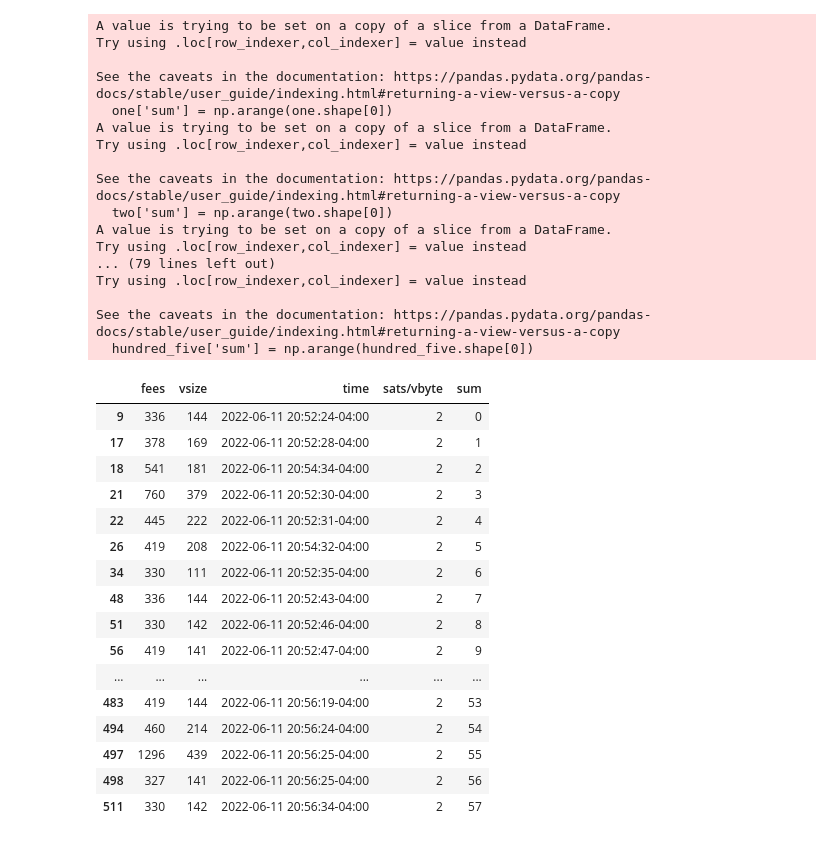
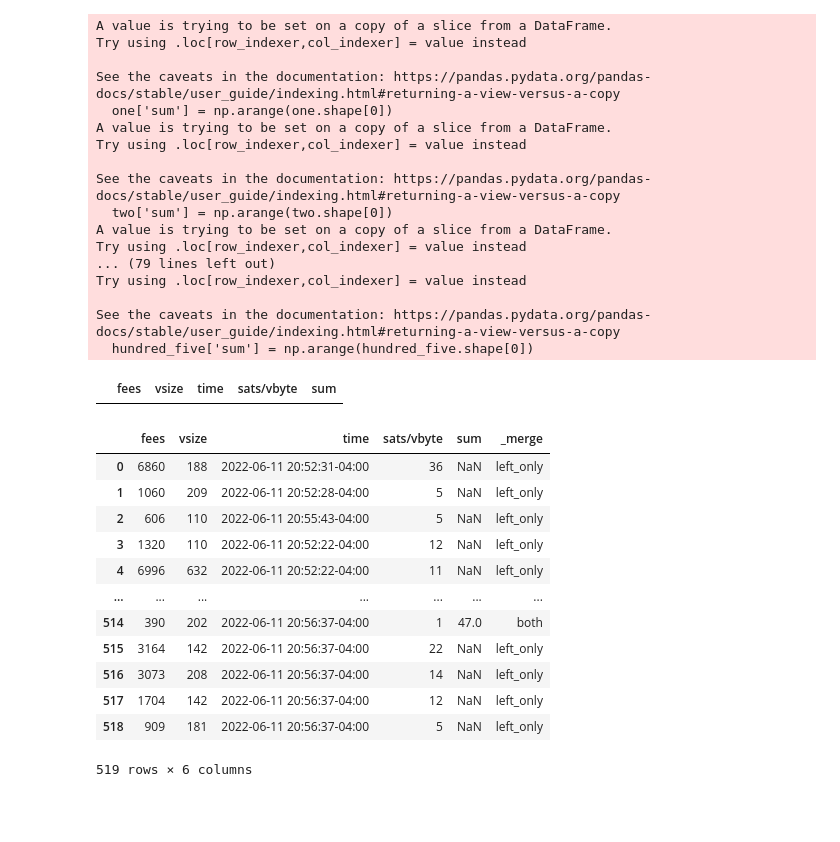
Before and after one commit to Stolpmann/bitcoin_dash, a Jupyter notebook: mempool.ipynb, the cells around one changed output. Cells and saved outputs as stored; diff of their text form; code cells hidden in the pictures; blank space fills up the shorter version.

```diff
--- a/mempool.ipynb
+++ b/mempool.ipynb
@@ -85,23 +85,54 @@ Try using .loc[row_indexer,col_indexer] = value instead
 
 See the caveats in the documentation: https://pandas.pydata.org/pandas-docs/stable/user_guide/indexing.html#returning-a-view-versus-a-copy
   hundred_five['sum'] = np.arange(hundred_five.shape[0])
-# %%
-two
-# %% [output]
-|  | fees | vsize | time | sats/vbyte | sum |
-| 9 | 336 | 144 | 2022-06-11 20:52:24-04:00 | 2 | 0 |
-| 17 | 378 | 169 | 2022-06-11 20:52:28-04:00 | 2 | 1 |
-| 18 | 541 | 181 | 2022-06-11 20:54:34-04:00 | 2 | 2 |
-| 21 | 760 | 379 | 2022-06-11 20:52:30-04:00 | 2 | 3 |
-| 22 | 445 | 222 | 2022-06-11 20:52:31-04:00 | 2 | 4 |
-| 26 | 419 | 208 | 2022-06-11 20:54:32-04:00 | 2 | 5 |
-| 34 | 330 | 111 | 2022-06-11 20:52:35-04:00 | 2 | 6 |
-| 48 | 336 | 144 | 2022-06-11 20:52:43-04:00 | 2 | 7 |
-| 51 | 330 | 142 | 2022-06-11 20:52:46-04:00 | 2 | 8 |
-| 56 | 419 | 141 | 2022-06-11 20:52:47-04:00 | 2 | 9 |
-| ... | ... | ... | ... | ... | ... |
-| 483 | 419 | 144 | 2022-06-11 20:56:19-04:00 | 2 | 53 |
-| 494 | 460 | 214 | 2022-06-11 20:56:24-04:00 | 2 | 54 |
-| 497 | 1296 | 439 | 2022-06-11 20:56:25-04:00 | 2 | 55 |
-| 498 | 327 | 141 | 2022-06-11 20:56:25-04:00 | 2 | 56 |
-| 511 | 330 | 142 | 2022-06-11 20:56:34-04:00 | 2 | 57 |
+# %%
+two_hundred
+# %% [output]
+|  | fees | vsize | time | sats/vbyte | sum |
+# %%
+one = one.drop(axis=1,columns={"fees", "vsize", "time", "sats/vbyte"})
+two = two.drop(axis=1,columns={"fees", "vsize", "time", "sats/vbyte"})
+three = three.drop(axis=1,columns={"fees", "vsize", "time", "sats/vbyte"})
+four = four.drop(axis=1,columns={"fees", "vsize", "time", "sats/vbyte"})
+five = five.drop(axis=1,columns={"fees", "vsize", "time", "sats/vbyte"})
+six = six.drop(axis=1,columns={"fees", "vsize", "time", "sats/vbyte"})
+seven = seven.drop(axis=1,columns={"fees", "vsize", "time", "sats/vbyte"})
+eight = eight.drop(axis=1,columns={"fees", "vsize", "time", "sats/vbyte"})
+ten = ten.drop(axis=1,columns={"fees", "vsize", "time", "sats/vbyte"})
+twelve = twelve.drop(axis=1,columns={"fees", "vsize", "time", "sats/vbyte"})
+fifteen = fifteen.drop(axis=1,columns={"fees", "vsize", "time", "sats/vbyte"})
+twenty = twenty.drop(axis=1,columns={"fees", "vsize", "time", "sats/vbyte"})
+twentyfive = twentyfive.drop(axis=1,columns={"fees", "vsize", "time", "sats/vbyte"})
+thirty = thirty.drop(axis=1,columns={"fees", "vsize", "time", "sats/vbyte"})
+forty = forty.drop(axis=1,columns={"fees", "vsize", "time", "sats/vbyte"})
+fifty = fifty.drop(axis=1,columns={"fees", "vsize", "time", "sats/vbyte"})
+sixty = sixty.drop(axis=1,columns={"fees", "vsize", "time", "sats/vbyte"})
+seventy = seventy.drop(axis=1,columns={"fees", "vsize", "time", "sats/vbyte"})
+eighty = eighty.drop(axis=1,columns={"fees", "vsize", "time", "sats/vbyte"})
+hundred = hundred.drop(axis=1,columns={"fees", "vsize", "time", "sats/vbyte"})
+hundred_five = hundred_five.drop(axis=1,columns={"fees", "vsize", "time", "sats/vbyte"})
+two_hundred = two_hundred.drop(axis=1,columns={"fees", "vsize", "time", "sats/vbyte"})
+two_five_plus = two_five_plus.drop(axis=1,columns={"fees", "vsize", "time", "sats/vbyte"})
+# %%
+df.merge(one, left_index=True, right_index=True, how='left', indicator=True)
+df.merge(one, left_index=True, right_index=True, how='left', indicator=True)
+df.merge(one, left_index=True, right_index=True, how='left', indicator=True)
+df.merge(one, left_index=True, right_index=True, how='left', indicator=True)
+df.merge(one, left_index=True, right_index=True, how='left', indicator=True)
+df.merge(one, left_index=True, right_index=True, how='left', indicator=True)
+df.merge(one, left_index=True, right_index=True, how='left', indicator=True)
+df.merge(one, left_index=True, right_index=True, how='left', indicator=True)
+# %% [output]
+|  | fees | vsize | time | sats/vbyte | sum | _merge |
+| 0 | 6860 | 188 | 2022-06-11 20:52:31-04:00 | 36 | NaN | left_only |
+| 1 | 1060 | 209 | 2022-06-11 20:52:28-04:00 | 5 | NaN | left_only |
+| 2 | 606 | 110 | 2022-06-11 20:55:43-04:00 | 5 | NaN | left_only |
+| 3 | 1320 | 110 | 2022-06-11 20:52:22-04:00 | 12 | NaN | left_only |
+| 4 | 6996 | 632 | 2022-06-11 20:52:22-04:00 | 11 | NaN | left_only |
+| ... | ... | ... | ... | ... | ... | ... |
+| 514 | 390 | 202 | 2022-06-11 20:56:37-04:00 | 1 | 47.0 | both |
+| 515 | 3164 | 142 | 2022-06-11 20:56:37-04:00 | 22 | NaN | left_only |
+| 516 | 3073 | 208 | 2022-06-11 20:56:37-04:00 | 14 | NaN | left_only |
+| 517 | 1704 | 142 | 2022-06-11 20:56:37-04:00 | 12 | NaN | left_only |
+| 518 | 909 | 181 | 2022-06-11 20:56:37-04:00 | 5 | NaN | left_only |
+519 rows × 6 columns
```
Also changed, not shown: parts of 3 cells of this notebook, 2 other files.
